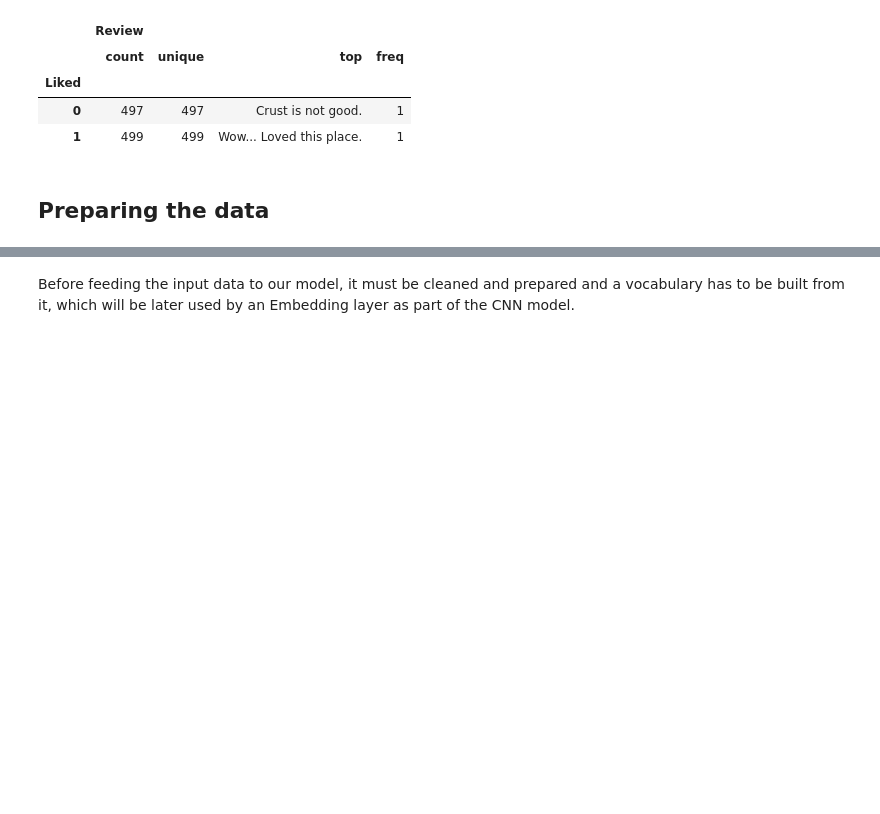
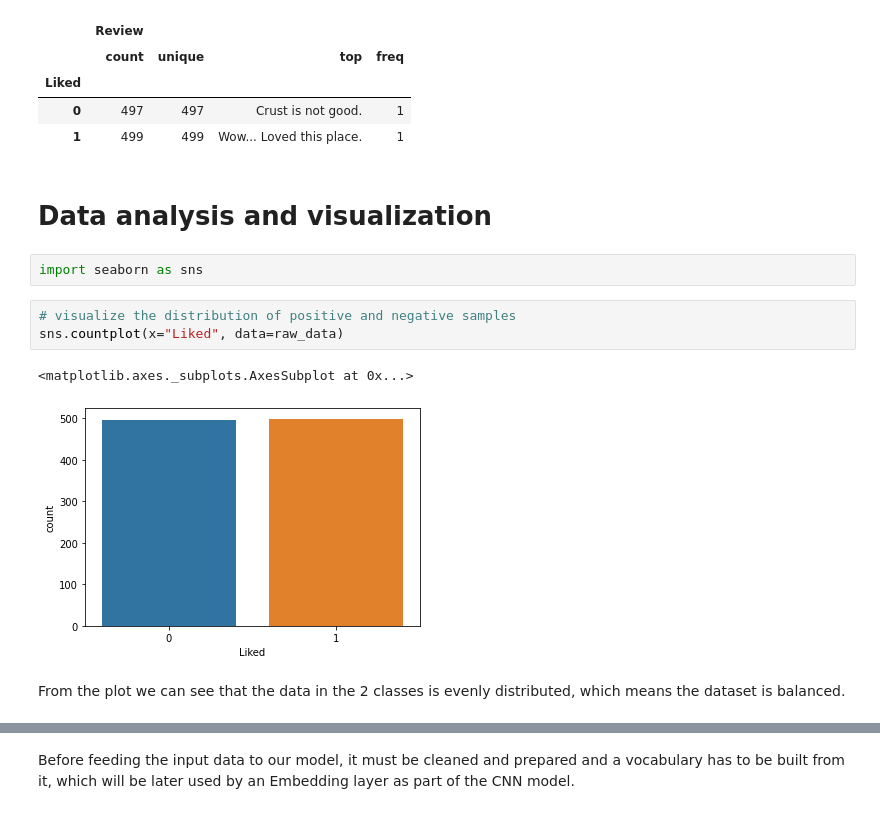
Before and after one commit to keresztesbeata/Intelligent-Systems-Lab, a Jupyter notebook: Restaurant-Reviews-NLP/RestaurantReviews.ipynb, the cells around one changed output, grey strips where cells are left out. Cells and saved outputs as stored; diff of their text form; blank space fills up the shorter version.

```diff
--- a/Restaurant-Reviews-NLP/RestaurantReviews.ipynb
+++ b/Restaurant-Reviews-NLP/RestaurantReviews.ipynb
@@ -116,5 +116,15 @@ raw_data.groupby('Liked').describe()
 | Liked |  |  |  |  |
 | 0 | 497 | 497 | Crust is not good. | 1 |
 | 1 | 499 | 499 | Wow... Loved this place. | 1 |
-# %% [markdown]
-## Preparing the data
+# %% [markdown]
+# Data analysis and visualization
+# %%
+import seaborn as sns
+# %%
+# visualize the distribution of positive and negative samples
+sns.countplot(x="Liked", data=raw_data)
+# %% [output]
+<matplotlib.axes._subplots.AxesSubplot at 0x...>
+[figure, added]
+# %% [markdown]
+From the plot we can see that the data in the 2 classes is evenly distributed, which means the dataset is balanced.
```
Also changed, not shown: parts of 9 cells of this notebook.
